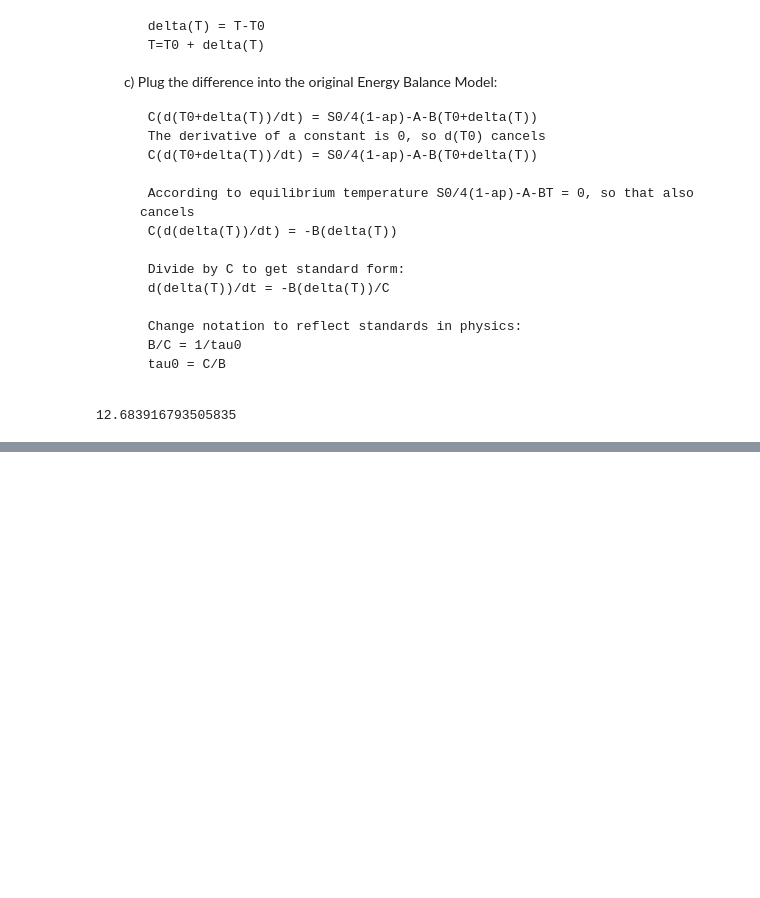
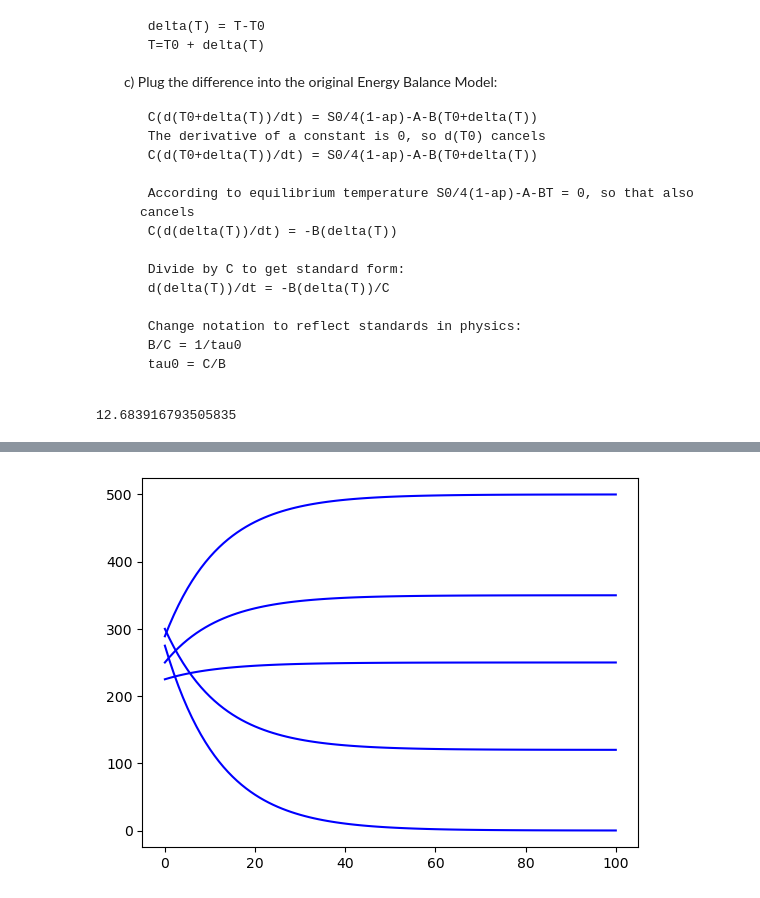
Before and after one commit to amethystaurora-robo/numerical_integration_exercises, a Jupyter notebook: numerical_integration.ipynb, the cells around one changed output, grey strips where cells are left out. Drawn from its saved outputs; the diff is of its cells as text; code cells hidden in the pictures; blank space fills up the shorter version.

```diff
--- a/numerical_integration.ipynb
+++ b/numerical_integration.ipynb
@@ -84,0 +141,8 @@ from different initial conditions
+# %%
+plt.figure()
+for k in range(len(eq_temps)):
+    for i in range(total_time):
+        T[k,i+1] = T[k,i]-(T[k,i]-eq_temps[k])/tau_zero*1
+    plt.plot(time,T[k,:],'b')
+# %% [output]
+[figure, added]
```
Also changed, not shown: parts of 19 cells of this notebook.
